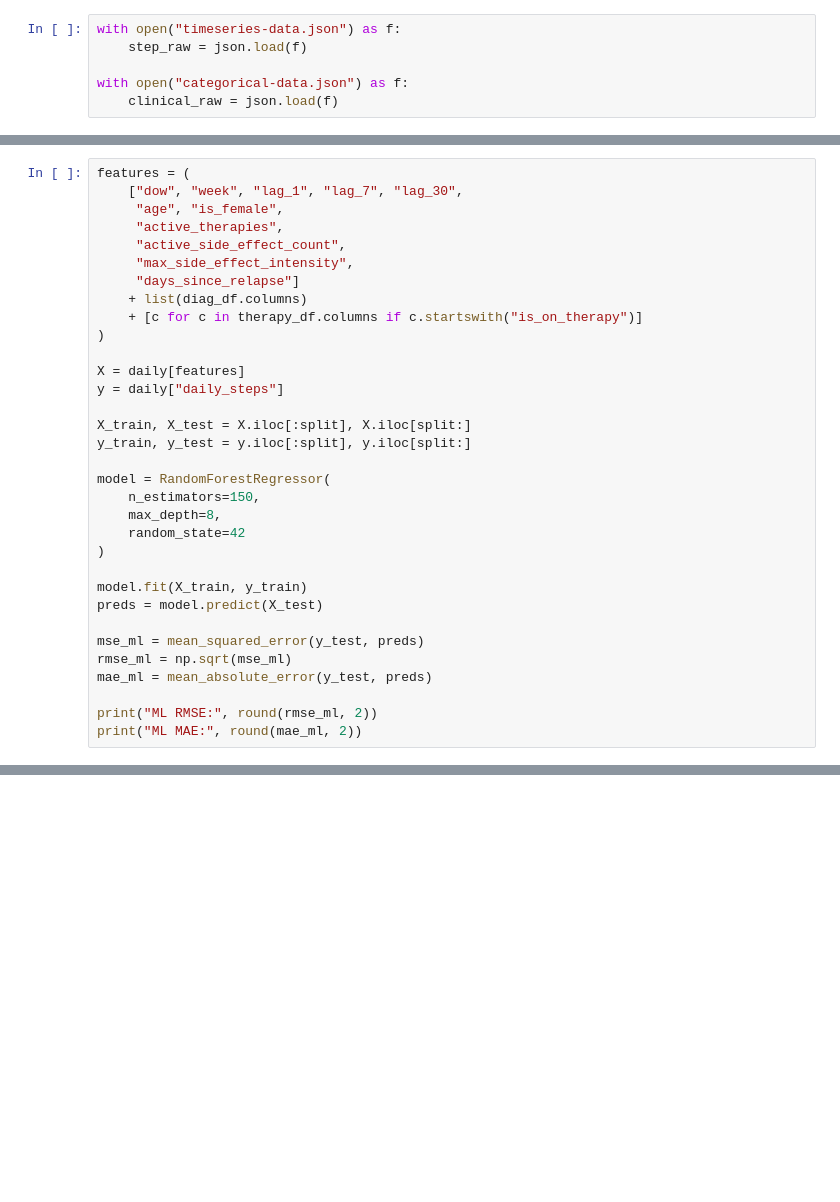
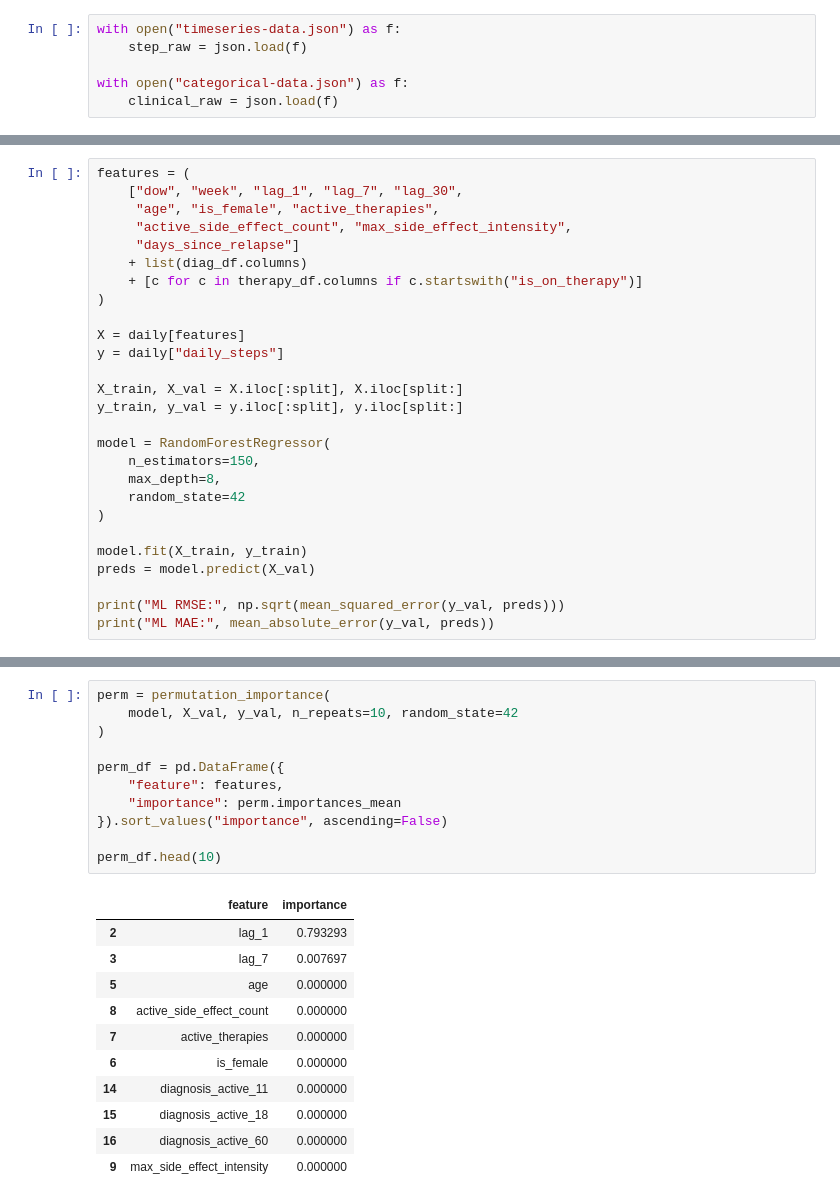
Before and after one commit to Niraj-82/patient-activity-forecasting, a Jupyter notebook: Untitled1.ipynb, the cells around one changed output, grey strips where cells are left out. Saved outputs shown, nothing was run; the diff lists cells and outputs as text; blank space fills up the shorter version.

```diff
--- a/Untitled1.ipynb
+++ b/Untitled1.ipynb
@@ -173,10 +173,8 @@ Baseline MAE: 7743.9
 # %%
 features = (
     ["dow", "week", "lag_1", "lag_7", "lag_30",
-     "age", "is_female",
-     "active_therapies",
-     "active_side_effect_count",
-     "max_side_effect_intensity",
+     "age", "is_female", "active_therapies",
+     "active_side_effect_count", "max_side_effect_intensity",
      "days_since_relapse"]
     + list(diag_df.columns)
     + [c for c in therapy_df.columns if c.startswith("is_on_therapy")]
@@ -185,8 +183,8 @@ features = (
 X = daily[features]
 y = daily["daily_steps"]
 
-X_train, X_test = X.iloc[:split], X.iloc[split:]
-y_train, y_test = y.iloc[:split], y.iloc[split:]
+X_train, X_val = X.iloc[:split], X.iloc[split:]
+y_train, y_val = y.iloc[:split], y.iloc[split:]
 
 model = RandomForestRegressor(
     n_estimators=150,
@@ -195,12 +193,8 @@ model = RandomForestRegressor(
 )
 
 model.fit(X_train, y_train)
-preds = model.predict(X_test)
+preds = model.predict(X_val)
 
-mse_ml = mean_squared_error(y_test, preds)
-rmse_ml = np.sqrt(mse_ml)
-mae_ml = mean_absolute_error(y_test, preds)
-
-print("ML RMSE:", round(rmse_ml, 2))
-print("ML MAE:", round(mae_ml, 2))
+print("ML RMSE:", np.sqrt(mean_squared_error(y_val, preds)))
+print("ML MAE:", mean_absolute_error(y_val, preds))
 # %% [output]
@@ -229,0 +214,23 @@ dtype: float64
+# %%
+perm = permutation_importance(
+    model, X_val, y_val, n_repeats=10, random_state=42
+)
+
+perm_df = pd.DataFrame({
+    "feature": features,
+    "importance": perm.importances_mean
+}).sort_values("importance", ascending=False)
+
+perm_df.head(10)
+# %% [output]
+|  | feature | importance |
+| 2 | lag_1 | 0.793293 |
+| 3 | lag_7 | 0.007697 |
+| 5 | age | 0.000000 |
+| 8 | active_side_effect_count | 0.000000 |
+| 7 | active_therapies | 0.000000 |
+| 6 | is_female | 0.000000 |
+| 14 | diagnosis_active_11 | 0.000000 |
+| 15 | diagnosis_active_18 | 0.000000 |
+| 16 | diagnosis_active_60 | 0.000000 |
+| 9 | max_side_effect_intensity | 0.000000 |
```
Also changed, not shown: parts of 24 cells of this notebook.
